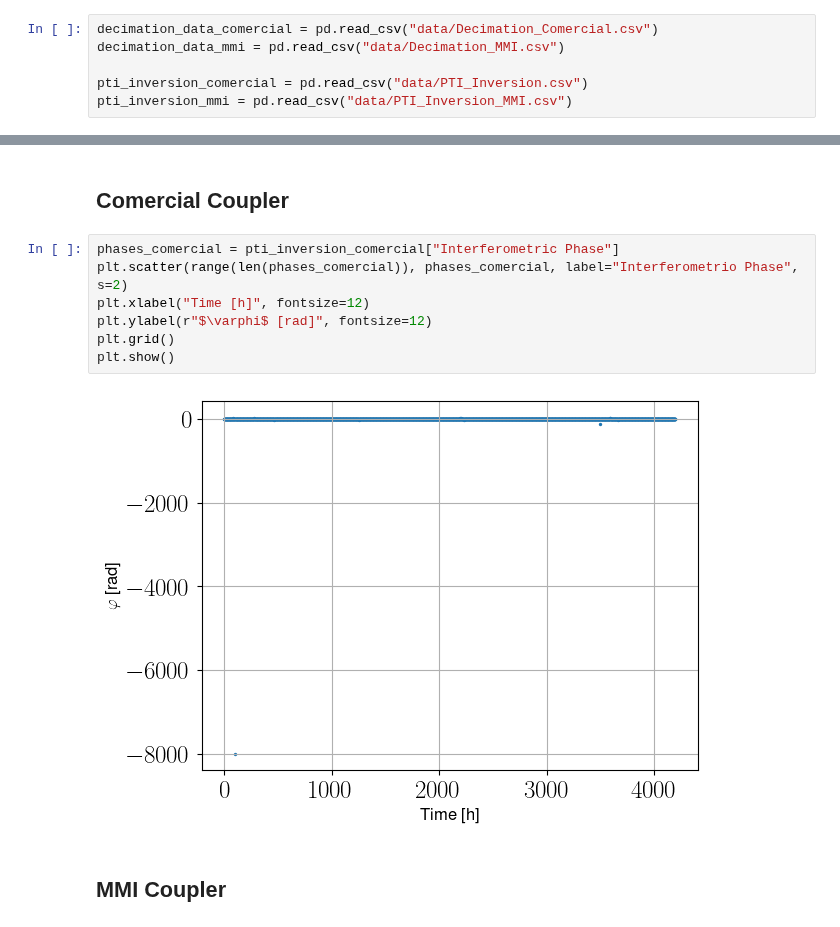
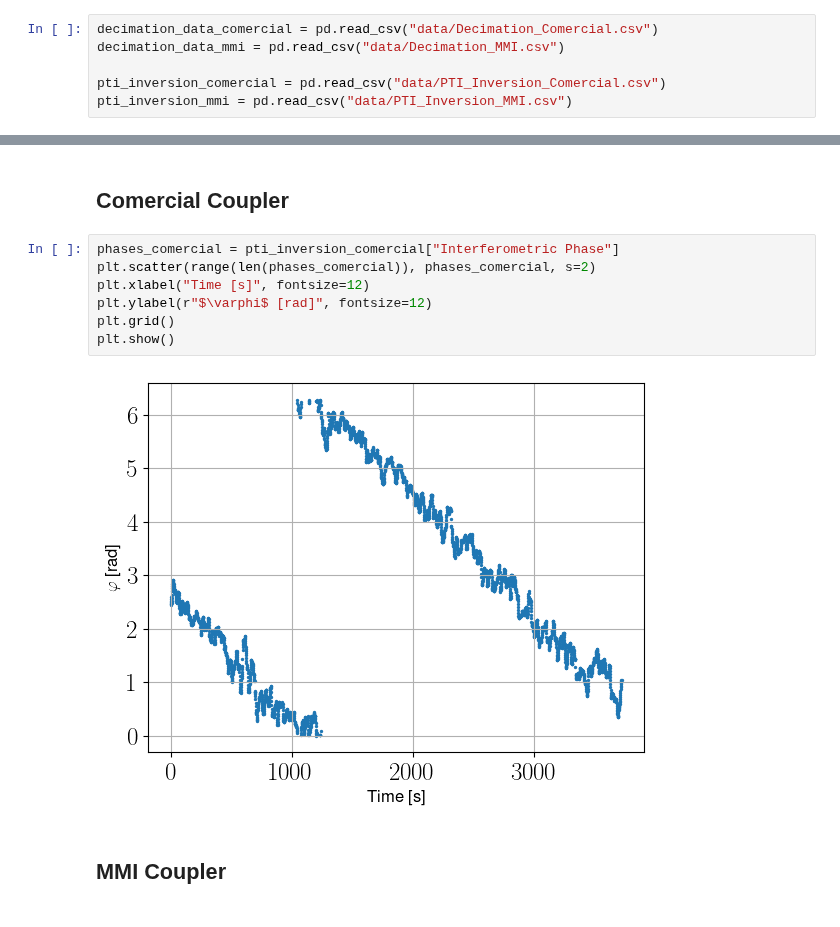
Before and after one commit to bilaljo/MiniPTI, a Jupyter notebook: notebooks/pti.ipynb, the cells around one changed output, grey strips where cells are left out. Cells and saved outputs as stored; diff of their text form.

Commit message:
Put the right measurement data in the folder

```diff
--- a/notebooks/pti.ipynb
+++ b/notebooks/pti.ipynb
@@ -11,7 +10,7 @@ plt.rc('font', family='Helvetica')
 decimation_data_comercial = pd.read_csv("data/Decimation_Comercial.csv")
 decimation_data_mmi = pd.read_csv("data/Decimation_MMI.csv")
 
-pti_inversion_comercial = pd.read_csv("data/PTI_Inversion.csv")
+pti_inversion_comercial = pd.read_csv("data/PTI_Inversion_Comercial.csv")
 pti_inversion_mmi = pd.read_csv("data/PTI_Inversion_MMI.csv")
 # %% [markdown]
 # DC Values
@@ -106,13 +105,13 @@ array([5.12153539, 5.1734598 , 5.23159043])
 ## Comercial Coupler
 # %%
 phases_comercial = pti_inversion_comercial["Interferometric Phase"]
-plt.scatter(range(len(phases_comercial)), phases_comercial, label="Interferometrio Phase", s=2)
-plt.xlabel("Time [h]", fontsize=12)
+plt.scatter(range(len(phases_comercial)), phases_comercial, s=2)
+plt.xlabel("Time [s]", fontsize=12)
 plt.ylabel(r"$\varphi$ [rad]", fontsize=12)
 plt.grid()
 plt.show()
 # %% [output]
-[figure, old version]
+[figure, new version]
 # %% [markdown]
 ## MMI Coupler
 # %%
```
Also changed, not shown: parts of 4 cells of this notebook, 1 other file.
